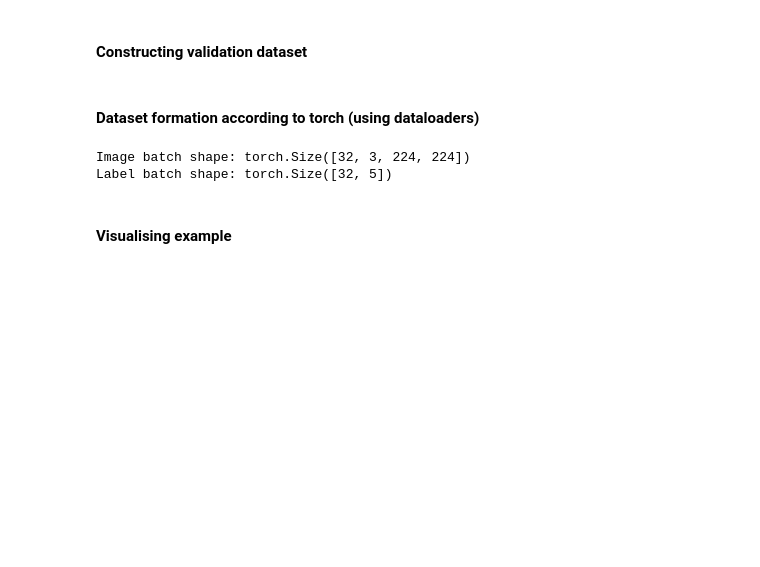
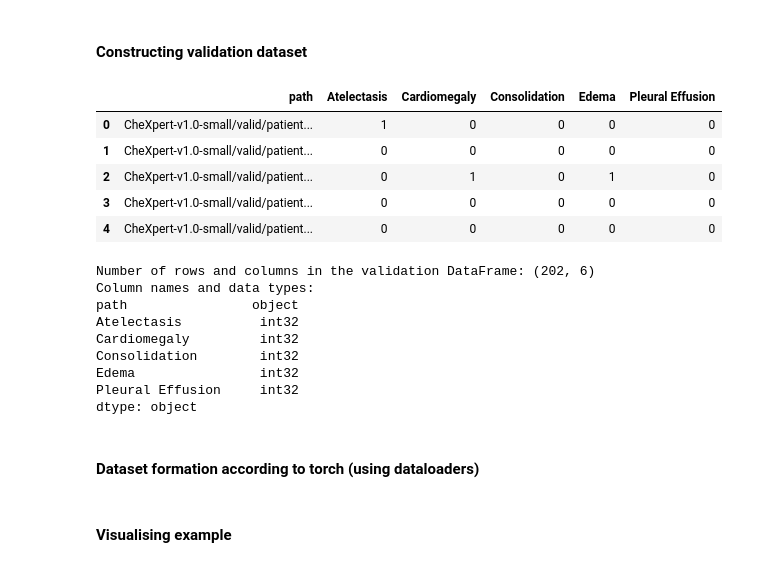
Before and after one commit to BarGinger/ExplainableAIRadiology, a Jupyter notebook: initial_analysis.ipynb, the cells around one changed output. Drawn from its saved outputs; the diff is of its cells as text; code cells hidden in the pictures; blank space fills up the shorter version.

```diff
--- a/initial_analysis.ipynb
+++ b/initial_analysis.ipynb
@@ -26,35 +80,74 @@ valid_df[list(df2.columns)]=df2_valid
+# %%
+# Import the validation dataset
+valid_df = pd.read_csv('CheXpert-v1.0-small/valid.csv')
+
+# Define the class names for the medical conditions
+class_names = ['Atelectasis', 'Cardiomegaly', 'Consolidation', 'Edema', 'Pleural Effusion']
+
+# Define the policies for dataset preparation
+policies = ['ones', 'zeroes', 'mixed']
+
+# Prepare the validation dataset using the last policy in the list and the defined class names
+valid_image_paths, valid_label_matrix = prepare_dataset(valid_df, policies[-1], class_names)
+
+# Create a DataFrame for the validation image paths
+valid_image_paths_df = pd.DataFrame({'path': valid_image_paths})
+
+# Create a DataFrame for the validation labels with the class names as columns
+valid_labels_df = pd.DataFrame(valid_label_matrix, columns=class_names)
+
+# Combine the validation image paths DataFrame and the validation labels DataFrame
+valid_df = pd.concat([valid_image_paths_df, valid_labels_df], axis=1)
+# %%
+# Print some information about the train DataFrame
+# Set pandas display options to show all columns
+display(valid_df.head())
+print("Number of rows and columns in the validation DataFrame:", valid_df.shape)
+# Print the column names and their data types
+print("Column names and data types:")
+print(valid_df.dtypes)
+# %% [output]
+|  | path | Atelectasis | Cardiomegaly | Consolidation | Edema | Pleural Effusion |
+| 0 | CheXpert-v1.0-small/valid/patient... | 1 | 0 | 0 | 0 | 0 |
+| 1 | CheXpert-v1.0-small/valid/patient... | 0 | 0 | 0 | 0 | 0 |
+| 2 | CheXpert-v1.0-small/valid/patient... | 0 | 1 | 0 | 1 | 0 |
+| 3 | CheXpert-v1.0-small/valid/patient... | 0 | 0 | 0 | 0 | 0 |
+| 4 | CheXpert-v1.0-small/valid/patient... | 0 | 0 | 0 | 0 | 0 |
+Number of rows and columns in the validation DataFrame: (202, 6)
+Column names and data types:
+path                object
+Atelectasis          int32
+Cardiomegaly         int32
+Consolidation        int32
+Edema                int32
+Pleural Effusion     int32
+dtype: object
 # %% [markdown]
 #### Dataset formation according to torch (using dataloaders)
 # %%
-import torch
-import torch.nn as nn
-import torch.optim as optim
-from torch.utils.data import Dataset, DataLoader
-from torchvision import transforms
-from PIL import Image
-import pandas as pd
-from dataset import CheXpertDataset
-
+# Define the transformation pipeline for the images
 transform = transforms.Compose([
-    transforms.Resize((224, 224)),
-    transforms.ToTensor(),
-    transforms.Normalize(mean=[0.5], std=[0.5])  # normalize grayscale images
+    transforms.Resize((224, 224)),  # Resize images to 224x224 pixels
+    transforms.ToTensor(),          # Convert images to PyTorch tensors
+    transforms.Normalize(mean=[0.5], std=[0.5])  # Normalize grayscale images
 ])
 
+# Define the class names for the medical conditions
 class_names = ['Atelectasis', 'Cardiomegaly', 'Consolidation', 'Edema', 'Pleural Effusion']
+
+# Create the training dataset with the defined transformations
 train_dataset = CheXpertDataset(train_df, class_names, transform=transform)
+
+# Create the validation dataset with the defined transformations
 valid_dataset = CheXpertDataset(valid_df, class_names, transform=transform)
 
-# Create DataLoader
+# Create DataLoader for the training dataset
 train_loader = DataLoader(train_dataset, batch_size=32, shuffle=True)
+
+# Create DataLoader for the validation dataset
 valid_loader = DataLoader(valid_dataset, batch_size=16, shuffle=False)
 
-# Verify data loading
+# Verify data loading by fetching a batch of images and labels from the training DataLoader
 images, labels = next(iter(train_loader))
-print(f'Image batch shape: {images.shape}')
-print(f'Label batch shape: {labels.shape}')
-# %% [output]
-Image batch shape: torch.Size([32, 3, 224, 224])
-Label batch shape: torch.Size([32, 5])
 # %% [markdown]
 #### Visualising example
```
Also changed, not shown: parts of 17 cells of this notebook, 4 other files.
